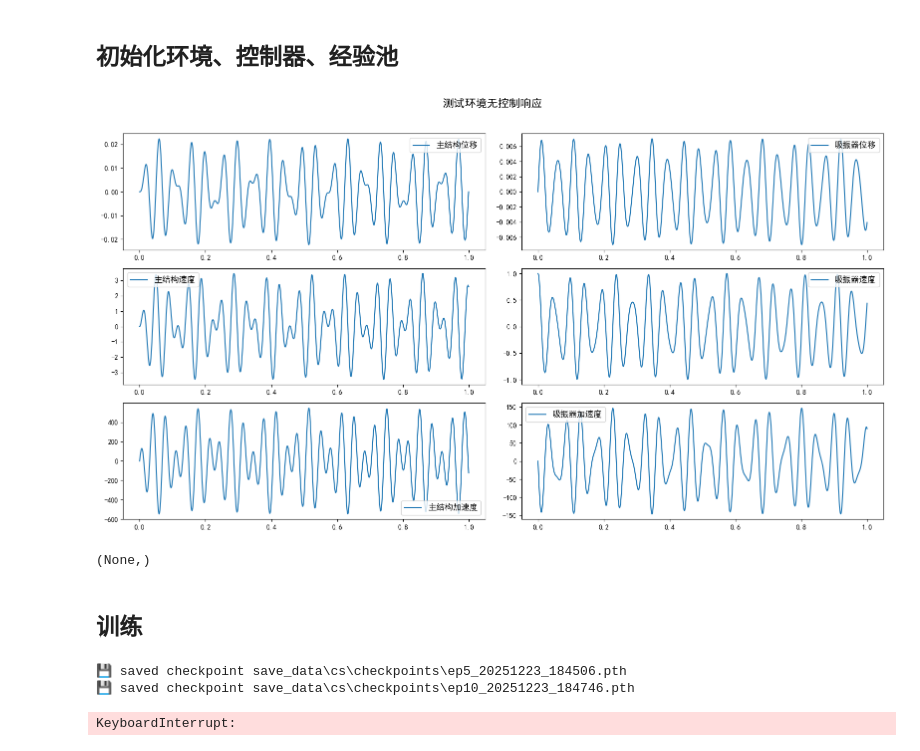
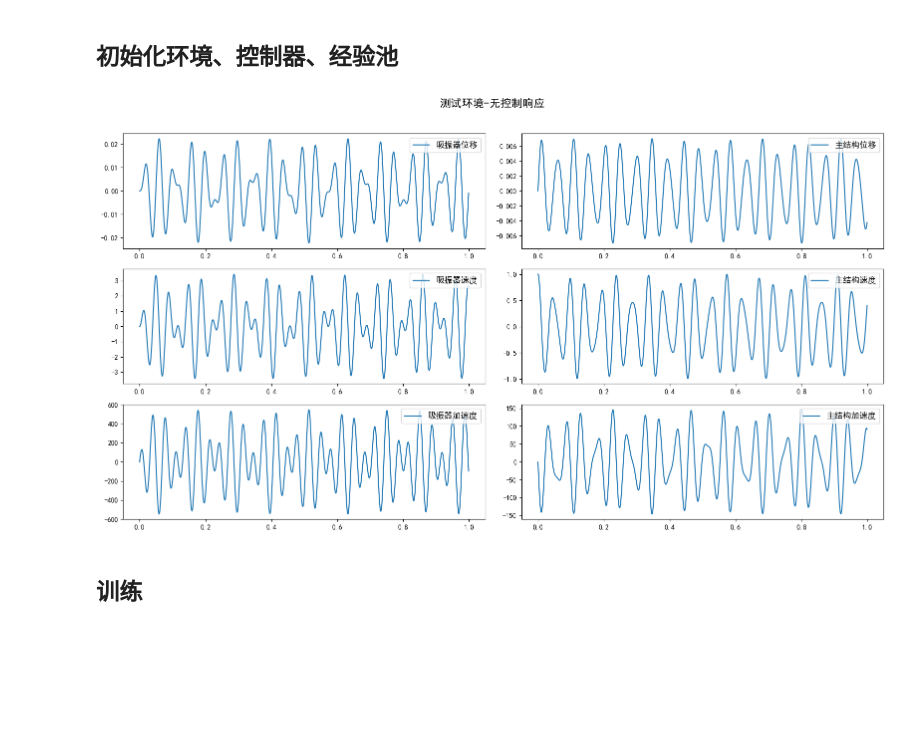
Before and after one commit to CodeZeng0214/DySysIdCtrl, a Jupyter notebook: 电磁式阻尼器深度强化学习/GRUA-TD3/GRUA_TD3_control.ipynb, the cells around one changed output. Saved outputs shown, nothing was run; the diff lists cells and outputs as text; code cells hidden in the pictures; blank space fills up the shorter version.

```diff
--- a/电磁式阻尼器深度强化学习/GRUA-TD3/GRUA_TD3_control.ipynb
+++ b/电磁式阻尼器深度强化学习/GRUA-TD3/GRUA_TD3_control.ipynb
@@ -43,14 +43,14 @@ ENV_PARAMS = {
     'Ts': 0.001,  # 环境时间步长
     'T': 1.0,     # 每回合总时间
     'state0': np.array([0.0, 0.0, 0.0, 0.0, 1.0, 0.0]),  # 初始状态
-    'obs_indices': [0, 1, 2, 3, 4, 5],  # 观测状态索引
-    'x1_limit': 10000,  # 状态 x1 的限制
-    'use_dt_noise': True,  # 是否使用时间步长噪声
+    'obs_indices': [0, 2, 3, 5],  # 观测状态索引
+    'x1_limit': 0.03,  # 状态 x1 的限制
+    'use_dt_noise': False,  # 是否使用时间步长噪声
     'dt_noise_std': 0.1,  # 时间步长噪声标准差
     'delay_enabled': True,  # 是否启用动作延迟
-    'delay_mean_steps': 3,  # 延迟均值步数
-    'delay_std_steps': 1,   # 延迟标准差步数
-    'include_dt_in_obs': True,  # 是否在观测中包含时间步长
+    'delay_mean_steps': 1,  # 延迟均值步数
+    'delay_std_steps': 0,   # 延迟标准差步数
+    'include_dt_in_obs': False,  # 是否在观测中包含时间步长
     'include_delay_in_obs': True,  # 是否在观测中包含延迟
     'z_func': zero,  # 状态惩罚函数
     'r_func': tolerance_reward(1e-3),  # 奖励函数
@@ -66,24 +66,24 @@ TD3_PARAMS = {
     'action_dim': 1,  # 动作维度
     'action_bound': 5,  # 动作边界
     'gru_hidden': 64,  # GRU 隐藏层大小
-    'gru_layers': 2,   # GRU 层数
+    'gru_layers': 1,   # GRU 层数
     'hidden_dim': 128,  # 全连接层隐藏维度
     'seq_len': 32,     # 预测前序列长度
-    'fc_seq_len': 5,   # 预测器预测序列长度
+    'fc_seq_len': 4,   # 预测器预测序列长度
     # 优化器参数
-    'actor_lr': 1e-4,  # Actor 学习率
-    'critic_lr': 1e-3,  # Critic 学习率
+    'actor_lr': 2e-06,  # Actor 学习率
+    'critic_lr': 1e-05,  # Critic 学习率
     'clip_grad': 1.0,  # 梯度裁剪值
-    'tau': 0.005,      # 软更新参数
+    'tau': 0.001,      # 软更新参数
     # TD3 算法参数
     'gamma': 0.99,     # 折扣因子
     'policy_noise': 0.2,  # 策略噪声标准差
     'noise_clip': 0.5,   # 噪声裁剪值
-    'policy_delay': 2,   # 策略延迟频率
+    'policy_delay': 4,   # 策略延迟频率
 }
 
 TRAIN_PARAMS = {
-    'explore_noise': 1.0,  # 探索噪声初始标准差
+    'explore_noise_trend': 'exp',  # 探索噪声初始标准差
     'n_episodes': 400,    # 训练回合数
     'batch_size': 128,    # 训练批次大小
     'min_buffer_size': 5_000,  # 最小缓冲区大小
@@ -98,14 +98,13 @@ logging.info("训练参数:\n%s", json.dumps(TRAIN_PARAMS, indent=4, ensure_asci
 # %%
 from env import build_env
 test_env = build_env(ENV_PARAMS)
 test_recorder = test_env.run_episode(record=True)
-x_values=test_recorder.as_numpy(keys='time_history').reshape(-1, 1)[:,[0,0,0,0,0,0]]
+x_values=test_recorder.as_numpy(keys='time_history').reshape(-1, 1)
 y_values=test_recorder.as_numpy(keys='state_history')[:,[0,1,2,3,4,5]]
-plot_data(x_values=x_values, y_values=y_values, legends=['主结构位移','主结构速度','主结构加速度','吸振器位移','吸振器速度','吸振器加速度'], sub_shape=(3,2),
-          sub_group=[(0,),(3,),(1,),(4,),(2,),(5,)],plot_title='测试环境无控制响应', save_path=project_path),
+plot_data(x_values=x_values, y_values=y_values, legends=[('吸振器位移',),('主结构位移',),('吸振器速度',),('主结构速度',),('吸振器加速度',),('主结构加速度',)], sub_shape=(3,2),
+          sub_group=[(0,),(3,),(1,),(4,),(2,),(5,)],plot_title='测试环境-无控制响应',legend_loc='upper right')
 # %% [output]
-[figure, old version]
+[figure, new version]
-(None,)
 # %%
 from controller import build_controller
 
@@ -125,10 +124,6 @@ if train_model:
     from train import train
     train(project_name=project_name,
           env=build_env(ENV_PARAMS), controller=controller, buffer=replay_buffer,
-          explore_noise=TRAIN_PARAMS['explore_noise'], n_episodes=TRAIN_PARAMS['n_episodes'],
+          explore_noise_trend=TRAIN_PARAMS['explore_noise_trend'], n_episodes=TRAIN_PARAMS['n_episodes'],
           batch_size=TRAIN_PARAMS['batch_size'], min_buffer_size=TRAIN_PARAMS['min_buffer_size'],
           save_interval=TRAIN_PARAMS['save_interval'])
-# %% [output]
-💾 saved checkpoint save_data\cs\checkpoints\ep5_20251223_184506.pth
-💾 saved checkpoint save_data\cs\checkpoints\ep10_20251223_184746.pth
-KeyboardInterrupt:
```
Also changed, not shown: parts of 2 cells of this notebook, 9 other files.
